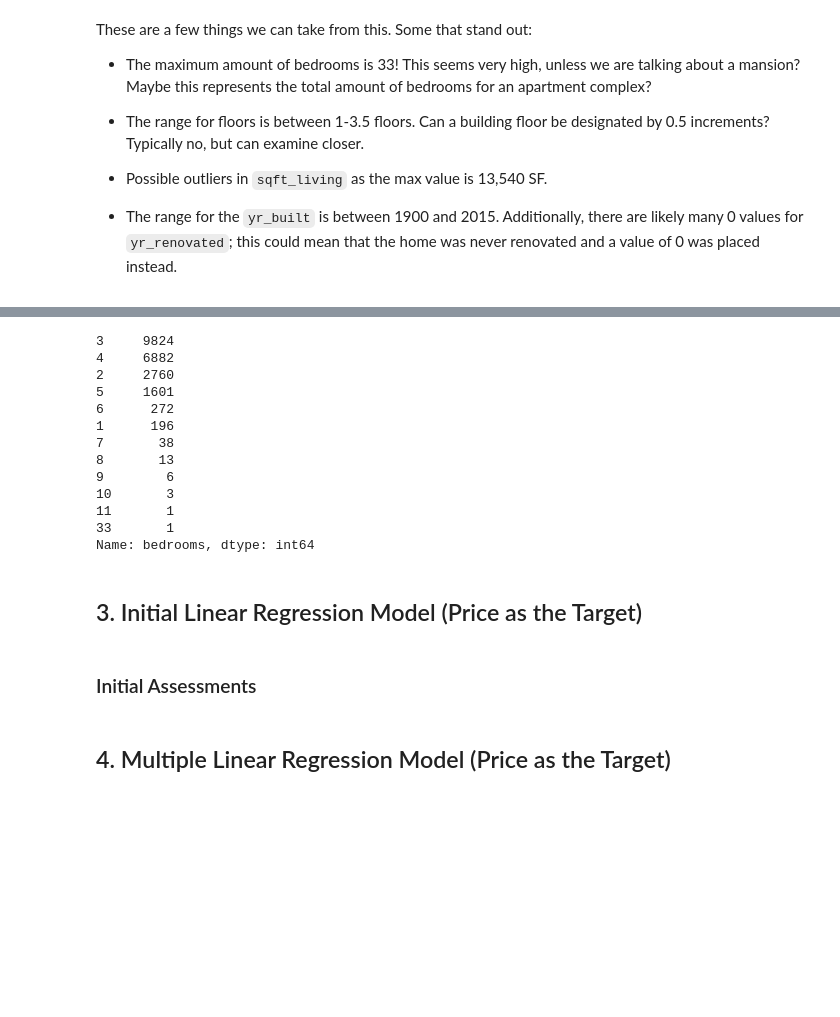
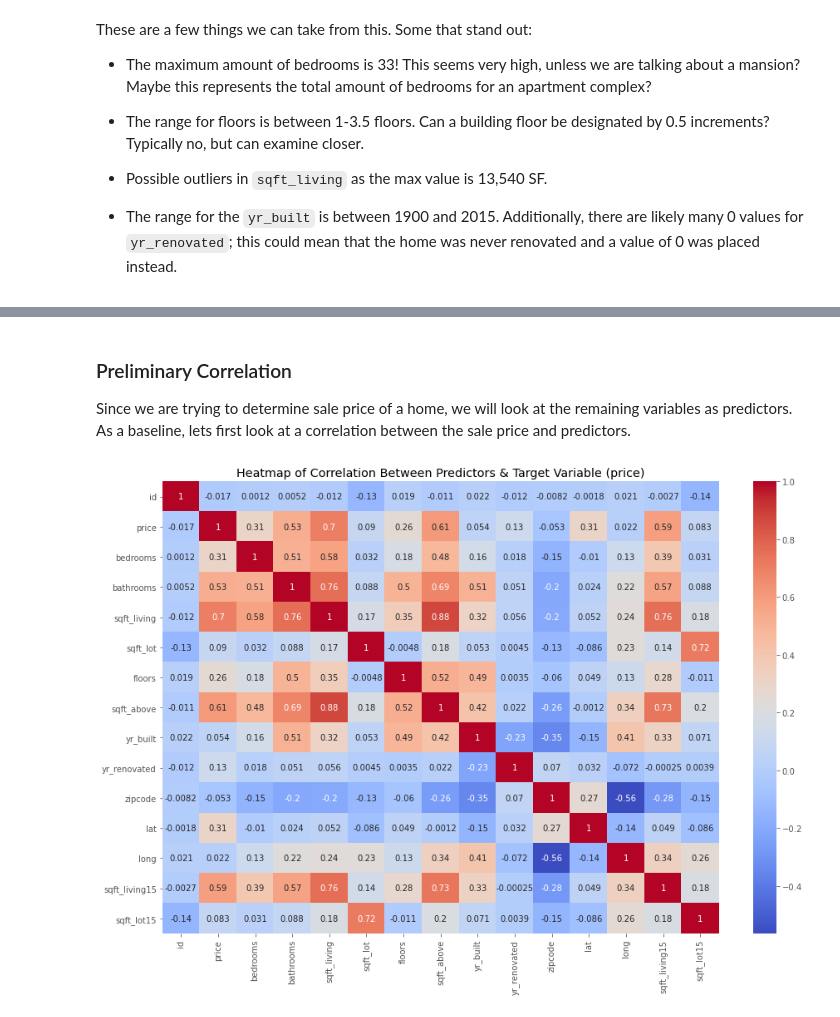
Before and after one commit to eric8395/Housing_Market_Linear_Regression, a Jupyter notebook: Housing Market Linear Regression.ipynb, the cells around one changed output, grey strips where cells are left out. Drawn from its saved outputs; the diff is of its cells as text; code cells hidden in the pictures; blank space fills up the shorter version.

Commit message:
preprocessed, added 3 models

```diff
--- a/Housing Market Linear Regression.ipynb
+++ b/Housing Market Linear Regression.ipynb
@@ -28,18 +28,28 @@ Other issues to consider:
 from IPython.display import Markdown, display
 import numpy as np
 import pandas as pd
+from scipy.stats import kurtosis, skew
+
 # Data visualizations
 import matplotlib.pyplot as plt
 import seaborn as sns
+plt.style.use('ggplot')
+
 # Pre-Processing
 from sklearn.model_selection import train_test_split
 from sklearn.preprocessing import StandardScaler
+from sklearn.preprocessing import OneHotEncoder
+
 # Metrics
+from sklearn.linear_model import LinearRegression
+from sklearn.model_selection import cross_validate, ShuffleSplit
+import statsmodels.api as sm
 from sklearn.metrics import r2_score, mean_squared_error, mean_absolute_error
 
 # ignore warnings
 import warnings
 warnings.simplefilter(action='ignore', category=FutureWarning)
+pd.options.mode.chained_assignment = None
 # %% [markdown]
 ### What does the data look like?
 Lets first load in the data set for housing data in King County and then perform some initial glimpses into the dataset.
@@ -183,23 +163,19 @@ plt.show()
-# %%
-# what are our possible outliers?
-df['bedrooms'].value_counts()
-# %% [output]
-3     9824
-4     6882
-2     2760
-5     1601
-6      272
-1      196
-7       38
-8       13
-9        6
-10       3
-11       1
-33       1
-Name: bedrooms, dtype: int64
-# %% [markdown]
-## 3. Initial Linear Regression Model (Price as the Target)
-# %% [markdown]
-### Initial Assessments
-# %% [markdown]
-## 4. Multiple Linear Regression Model (Price as the Target)
+# %% [markdown]
+### Preliminary Correlation
+
+Since we are trying to determine sale price of a home, we will look at the remaining variables as predictors. As a baseline, lets first look at a correlation between the sale price and predictors.
+# %%
+# set up figure size
+fig, ax = plt.subplots(figsize=(15, 10))
+
+# set up correlation matrix
+corr = df.corr()
+
+sns.heatmap(corr, cmap = 'coolwarm', annot = True)
+
+# Customize the plot appearance
+ax.set_title("Heatmap of Correlation Between Predictors & Target Variable (price)");
+
+plt.show()
+# %% [output]
+[figure, added]
```
Also changed, not shown: parts of 126 cells of this notebook.
